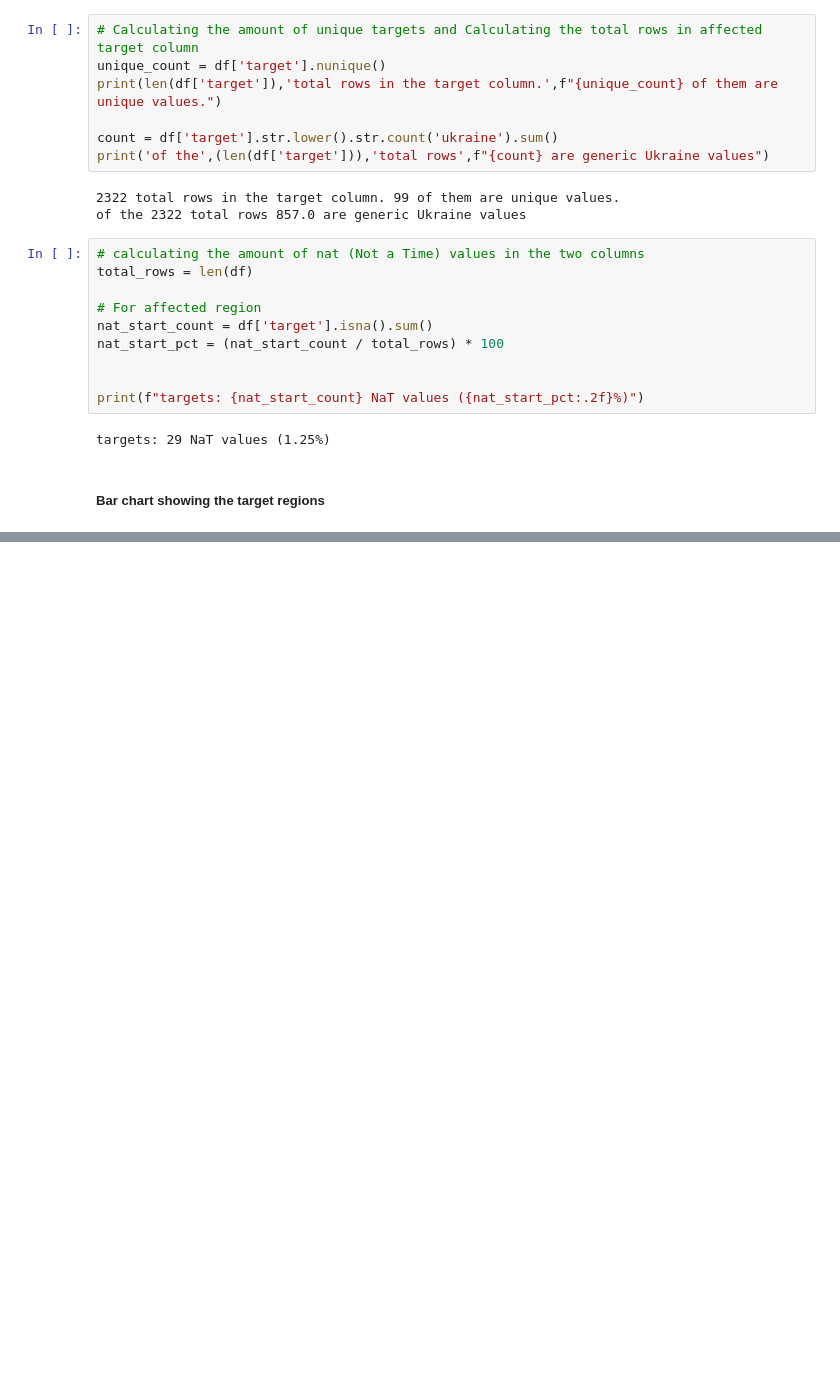
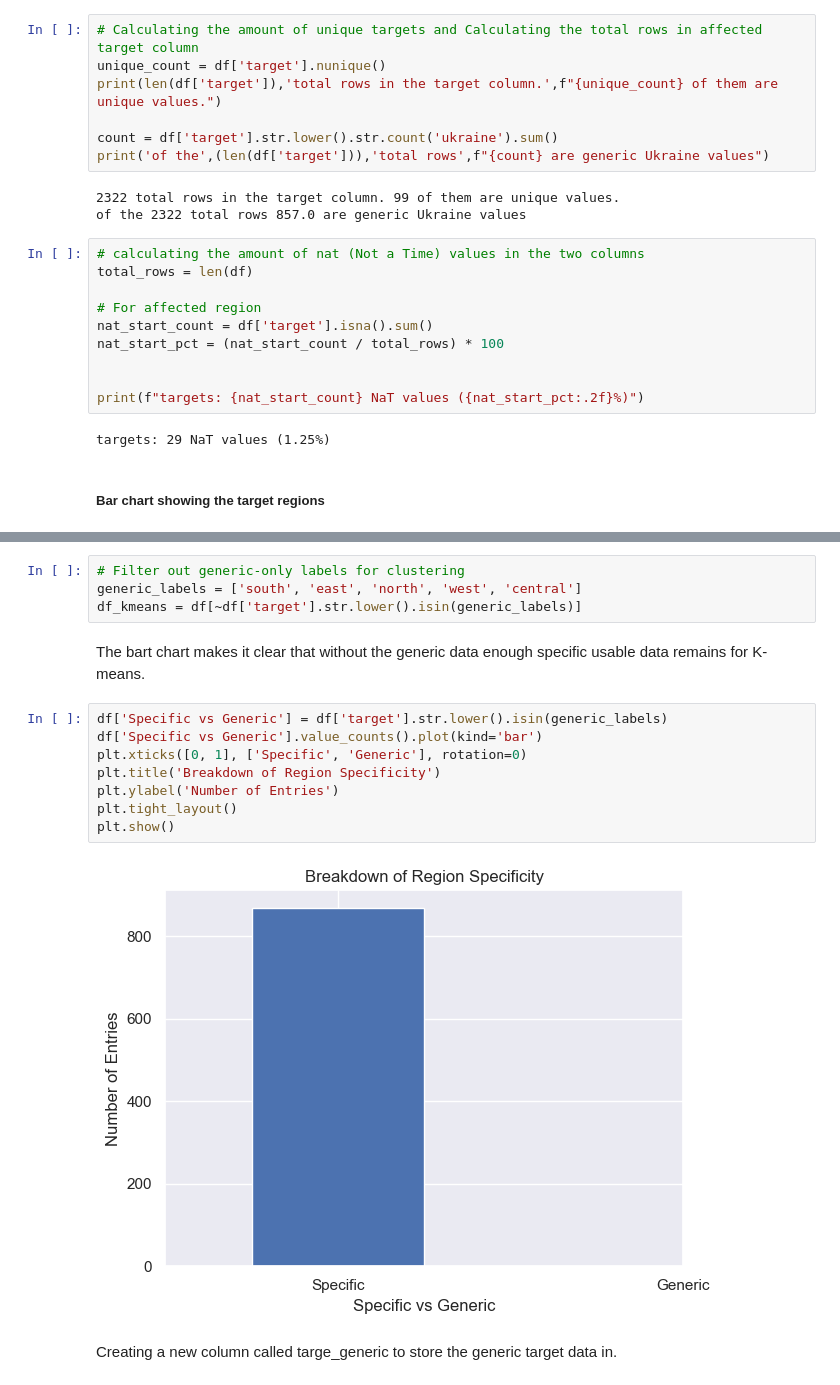
Before and after one commit to Dualboi/ml-analysis-ukraine-attacks, a Jupyter notebook: cleaning_exploring_the_dataset.ipynb, the cells around one changed output, grey strips where cells are left out. Drawn from its saved outputs; the diff is of its cells as text; blank space fills up the shorter version.

```diff
--- a/cleaning_exploring_the_dataset.ipynb
+++ b/cleaning_exploring_the_dataset.ipynb
@@ -277,0 +277,18 @@ plt.show()
+# %%
+# Filter out generic-only labels for clustering
+generic_labels = ['south', 'east', 'north', 'west', 'central']
+df_kmeans = df[~df['target'].str.lower().isin(generic_labels)]
+# %% [markdown]
+The bart chart makes it clear that without the generic data enough specific usable data remains for K-means.
+# %%
+df['Specific vs Generic'] = df['target'].str.lower().isin(generic_labels)
+df['Specific vs Generic'].value_counts().plot(kind='bar')
+plt.xticks([0, 1], ['Specific', 'Generic'], rotation=0)
+plt.title('Breakdown of Region Specificity')
+plt.ylabel('Number of Entries')
+plt.tight_layout()
+plt.show()
+# %% [output]
+[figure, added]
+# %% [markdown]
+Creating a new column called targe_generic to store the generic target data in.
```
Also changed, not shown: parts of 23 cells of this notebook, 3 other files.
